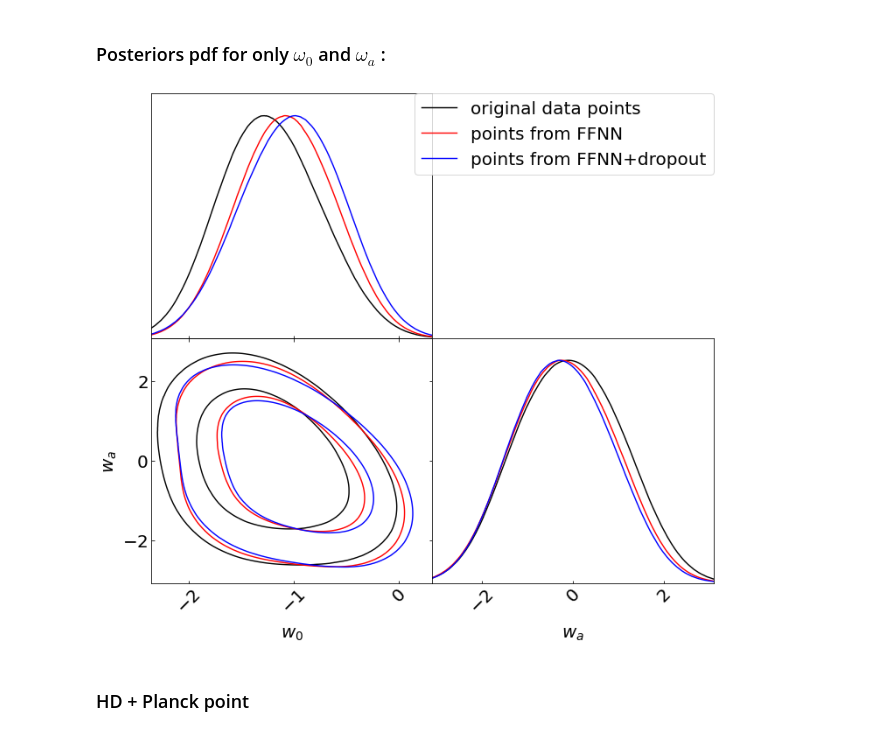
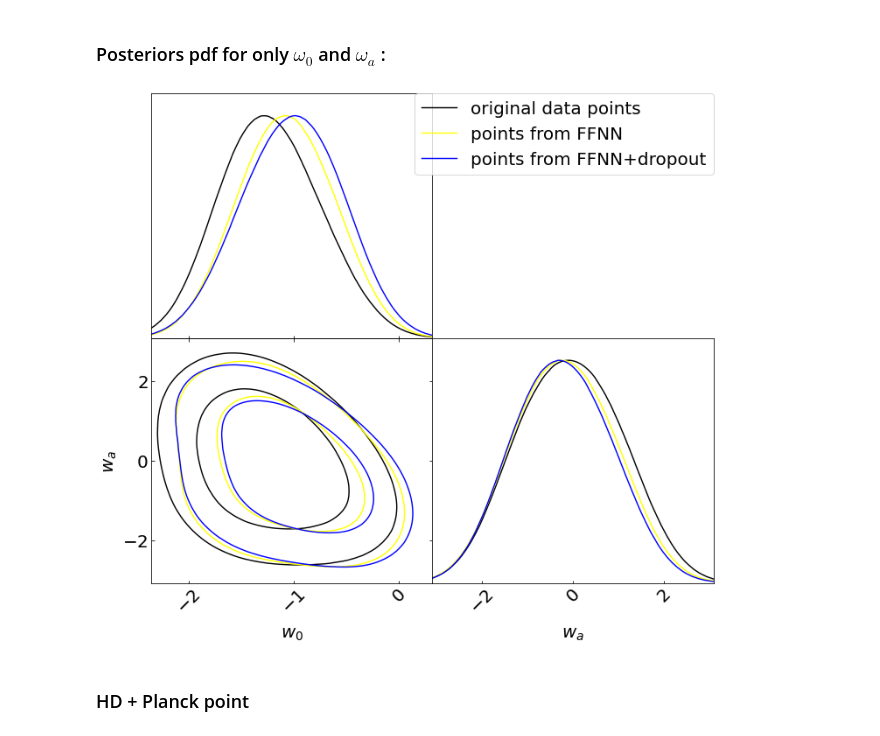
Before and after one commit to igomezv/neuralCosmoReconstruction, a Jupyter notebook: notebooks/getdist_waCDM_crann.ipynb, the cells around one changed output. Saved outputs shown, nothing was run; the diff lists cells and outputs as text; code cells hidden in the pictures.

```diff
--- a/notebooks/getdist_waCDM_crann.ipynb
+++ b/notebooks/getdist_waCDM_crann.ipynb
@@ -20,8 +20,8 @@ $ \frac{H(z)^2}{H_0^2} = \Omega_{m,0}(1+z)^3 + (1-\Omega_{m,0})(1+z)^{3(1+\omega
 
 #### Defining file names for MCMC chains for posterior pdf sampling
 # %%
-dir_name = '/home/cosmocicatais/simpleMC/chains/'
-# dir_name = '/home/isidro/SimpleMC/chains/'
+# dir_name = '/home/cosmocicatais/simpleMC/chains/'
+dir_name = '/home/isidro/Documents/github/simplemc_tests/chains/'
 # dir_name = "chains/"
 
 dir_name_sn = dir_name + 'SN/'
@@ -158,24 +149,24 @@ Removed 0.1 as burn in
 # %%
 #g.settings.axes_fontsize = 5
 g.settings.lab_fontsize = 20
 g.settings.x_label_rotation= 45
 g.settings.legend_fontsize = 20
 g.settings.axes_fontsize = 20
 
 g.triangle_plot(roots_HD, ['w', 'wa'],
 # g.triangle_plot(roots, ['Om', 'Obh2', 'h'],
-                diag1d_kwargs={'colors':['black', 'red','blue','black', 'yellow'],
+                diag1d_kwargs={'colors':['black', 'yellow','blue','red', 'yellow'],
                                'alphas':[1.0,1.0,1.0]},
-                colors=['black', 'red','blue',  'black', 'yellow'],
+                colors=['black', 'yellow','blue',  'red', 'yellow'],
 #                 alphas = [1.0, 0.7, 0.5],
 
                 legend_labels=['original data points ', 'points from FFNN',
                                'points from FFNN+dropout'],
                 legend_loc='upper right',
                 filled = False)
 # plt.savefig('TriangleowaCDMfs8_b.png', dpi=50)
 # %% [output]
-[figure, old version]
+[figure, new version]
 # %% [markdown]
 ### HD + Planck point
 # %%
```
Also changed, not shown: parts of 69 cells of this notebook.
